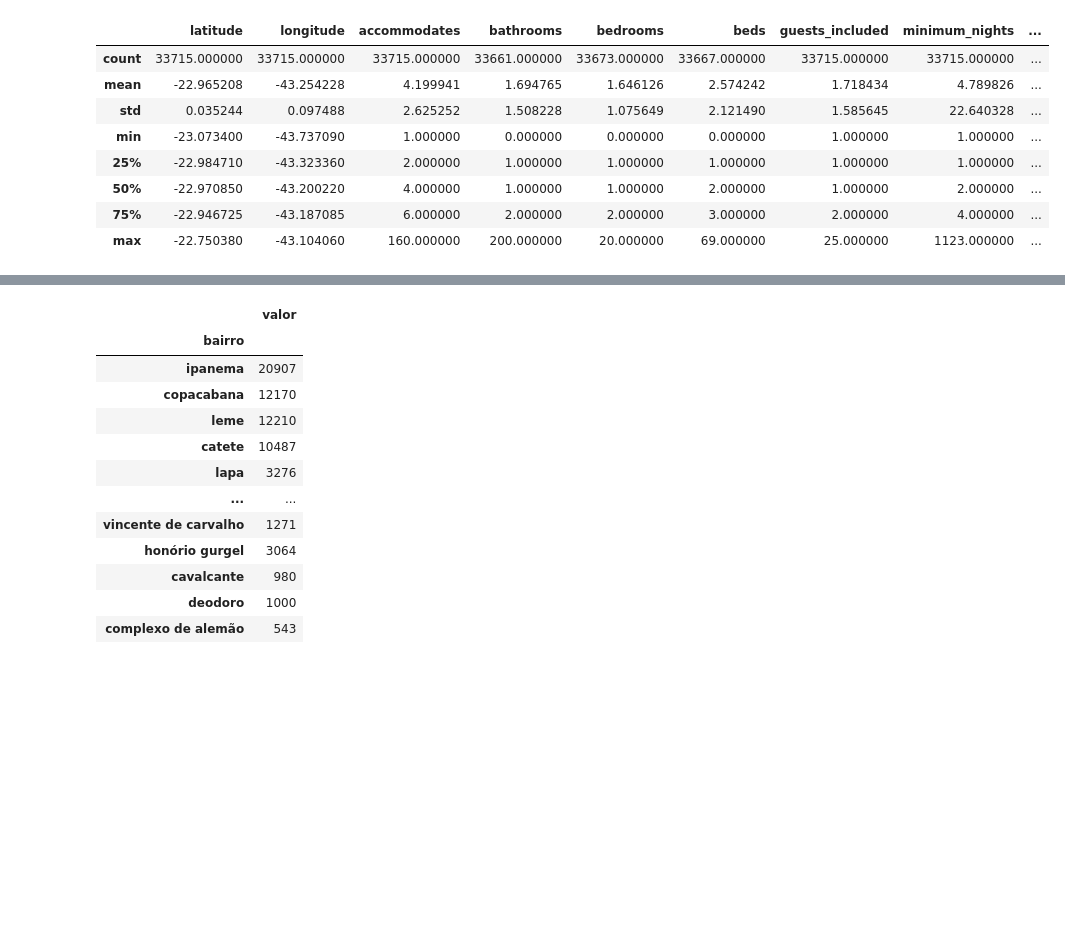
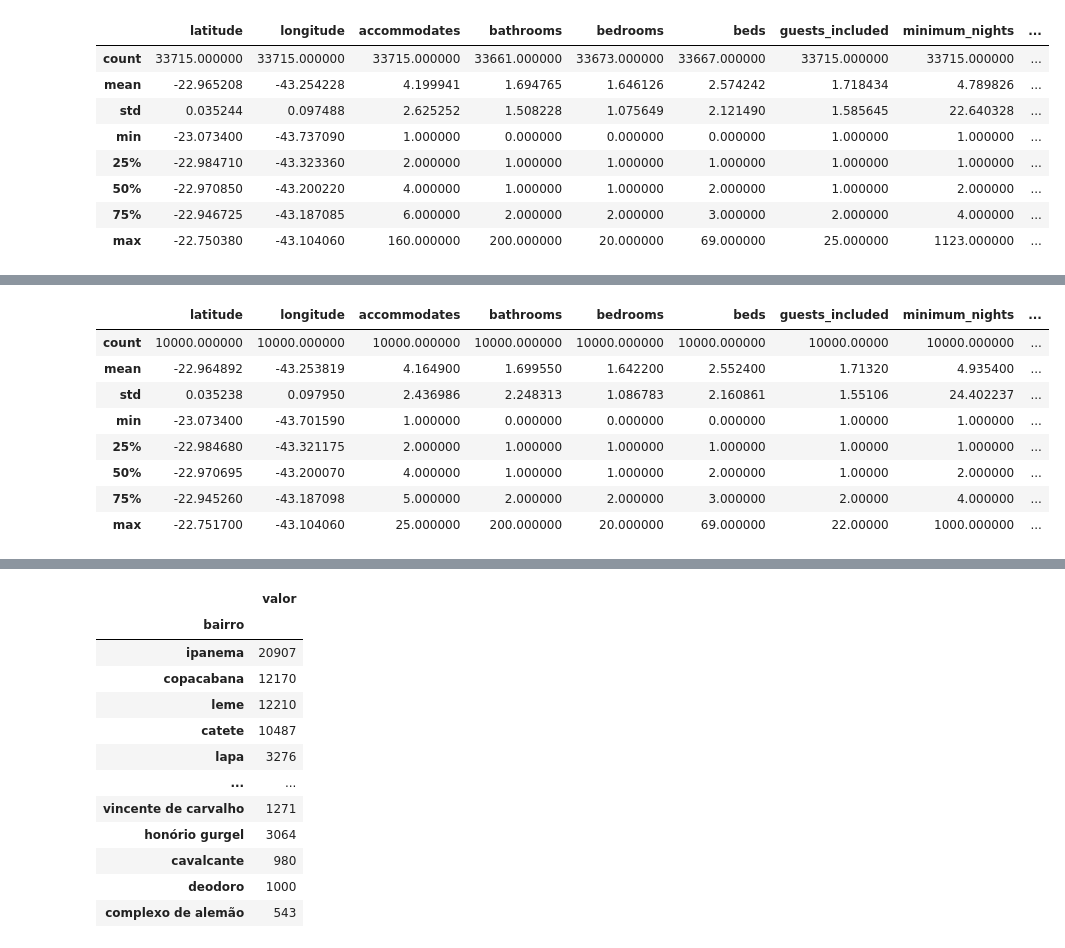
Before and after one commit to frlsouza/pmv_tcc_airbnb, a Jupyter notebook: tcc-puc-airbnb-datasets.ipynb, the cells around one changed output, grey strips where cells are left out. Saved outputs shown, nothing was run; the diff lists cells and outputs as text; code cells hidden in the pictures; blank space fills up the shorter version.

```diff
--- a/tcc-puc-airbnb-tratamento.ipynb
+++ b/tcc-puc-airbnb-datasets.ipynb
@@ -60,3 +56,19 @@ df_listings_filtered_sampled.describe()
+# %%
+dados_ausentes_media = ['review_scores_rating', 'review_scores_accuracy', 'review_scores_cleanliness', 'review_scores_checkin', 'review_scores_communication', 'review_scores_location', 'review_scores_value', 'reviews_per_month']
+dados_ausentes_minimo = ['bathrooms', 'bedrooms', 'beds']
+df_listings_filtered_sampled.fillna(df_listings_filtered_sampled[dados_ausentes_media].mean(), inplace=True)
+df_listings_filtered_sampled.fillna(df_listings_filtered_sampled[dados_ausentes_minimo].min(), inplace=True)
+df_listings_filtered_sampled.describe()
+# %% [output]
+|  | latitude | longitude | accommodates | bathrooms | bedrooms | beds | guests_included | minimum_nights | ... |
+| count | 10000.000000 | 10000.000000 | 10000.000000 | 10000.000000 | 10000.000000 | 10000.000000 | 10000.00000 | 10000.000000 | ... |
+| mean | -22.964892 | -43.253819 | 4.164900 | 1.699550 | 1.642200 | 2.552400 | 1.71320 | 4.935400 | ... |
+| std | 0.035238 | 0.097950 | 2.436986 | 2.248313 | 1.086783 | 2.160861 | 1.55106 | 24.402237 | ... |
+| min | -23.073400 | -43.701590 | 1.000000 | 0.000000 | 0.000000 | 0.000000 | 1.00000 | 1.000000 | ... |
+| 25% | -22.984680 | -43.321175 | 2.000000 | 1.000000 | 1.000000 | 1.000000 | 1.00000 | 1.000000 | ... |
+| 50% | -22.970695 | -43.200070 | 4.000000 | 1.000000 | 1.000000 | 2.000000 | 1.00000 | 2.000000 | ... |
+| 75% | -22.945260 | -43.187098 | 5.000000 | 2.000000 | 2.000000 | 3.000000 | 2.00000 | 4.000000 | ... |
+| max | -22.751700 | -43.104060 | 25.000000 | 200.000000 | 20.000000 | 69.000000 | 22.00000 | 1000.000000 | ... |
 # %%
 df_listings_filtered_sampled['amenities']
 # %% [output]
```
Also changed, not shown: parts of 10 cells of this notebook, 3 other files.
